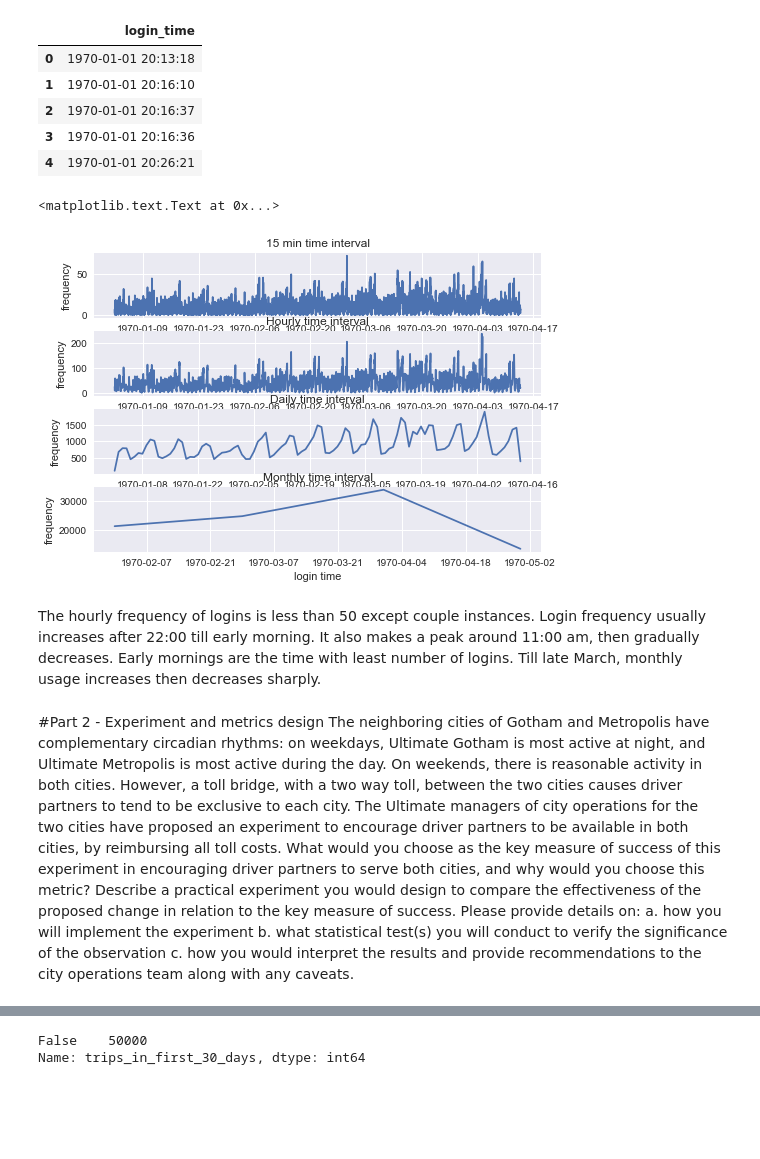
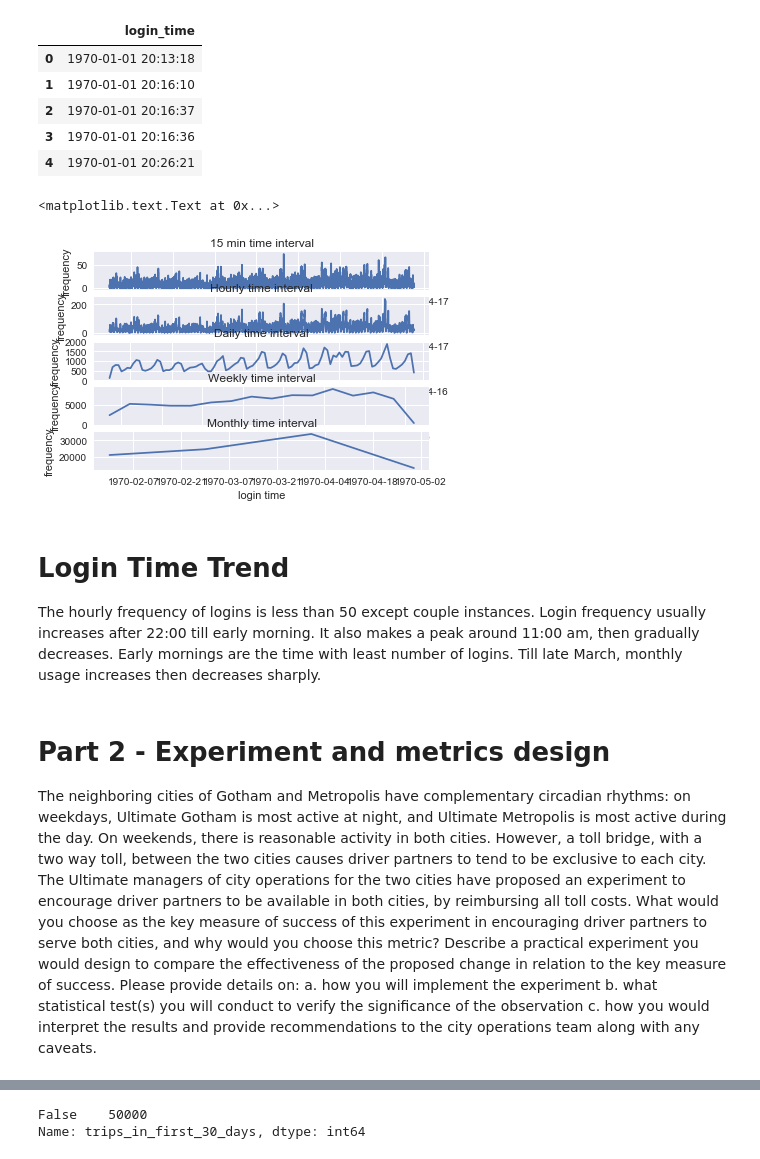
Before and after one commit to gulays/SpringboardUltimateTakeHome, a Jupyter notebook: G.Samatli-Ultimate.ipynb, the cells around one changed output, grey strips where cells are left out. Cells and saved outputs as stored; diff of their text form; code cells hidden in the pictures; blank space fills up the shorter version.

```diff
--- a/G.Samatli-Ultimate.ipynb
+++ b/G.Samatli-Ultimate.ipynb
@@ -33,45 +34,54 @@ login = pd.Series(login, index=login.login_time)
 quarter = login.resample('15T').count()
 hourly = login.resample('60T').count()
 daily =  login.resample('D').count()
+weekly = login.resample('W').count()
 monthly =  login.resample('M').count()
 # %%
-plt.subplot(4,1,1)
+plt.subplot(5,1,1)
 plt.plot(quarter)
 plt.ylabel('frequency')
 plt.xlabel('login time')
 plt.title('15 min time interval')
 
 
-plt.subplot(4,1,2)
+plt.subplot(5,1,2)
 plt.plot(hourly)
 plt.ylabel('frequency')
 plt.xlabel('login time')
 plt.title('Hourly time interval')
 
 
-plt.subplot(4,1,3)
+plt.subplot(5,1,3)
 plt.plot(daily)
 plt.ylabel('frequency')
 plt.xlabel('login time')
 plt.title('Daily time interval')
 
+plt.subplot(5,1,4)
+plt.plot(weekly)
+plt.ylabel('frequency')
+plt.xlabel('login time')
+plt.title('Weekly time interval')
 
-plt.subplot(4,1,4)
+
+
+plt.subplot(5,1,5)
 plt.plot(monthly)
 plt.ylabel('frequency')
 plt.xlabel('login time')
 plt.title('Monthly time interval')
 #plt.tight_layout()
 # %% [output]
 <matplotlib.text.Text at 0x...>
-[figure, old version]
+[figure, new version]
 # %%
 #hourly
 # %% [markdown]
+# Login Time Trend
 The hourly frequency of logins is less than 50 except couple instances.  Login frequency usually increases after 22:00 till early morning. It also makes a peak around 11:00 am, then gradually decreases. Early mornings are the time with least number of logins.
 Till late March, monthly usage increases then decreases sharply.
 # %% [markdown]
-#Part 2 - Experiment and metrics design
+# Part 2 - Experiment and metrics design
 The neighboring cities of Gotham and Metropolis have complementary circadian rhythms: on weekdays, Ultimate Gotham is most active at night, and Ultimate Metropolis is most active during the day. On weekends, there is reasonable activity in both cities.
 However, a toll bridge, with a two way toll, between the two cities causes driver partners to tend to be exclusive to each city. The Ultimate managers of city operations for the two cities have proposed an experiment to encourage driver partners to be available in both cities, by reimbursing all toll costs.
 What would you choose as the key measure of success of this experiment in encouraging driver partners to serve both cities, and why would you choose this metric?
```
Also changed, not shown: parts of 7 cells of this notebook.
